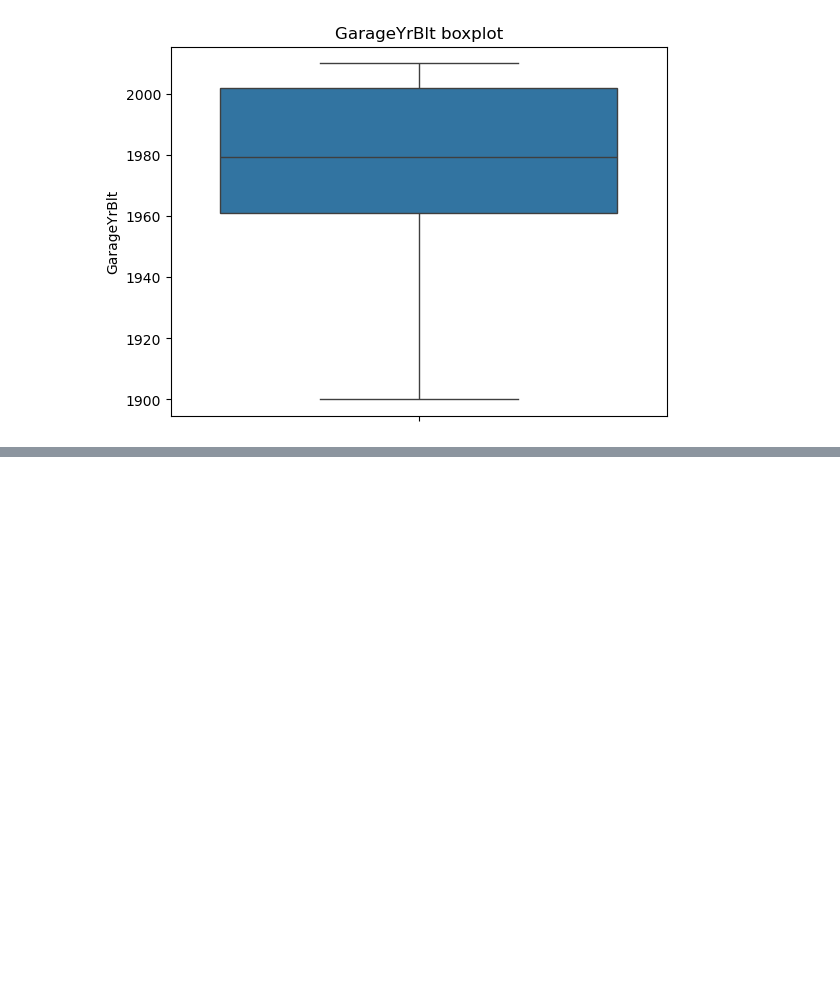
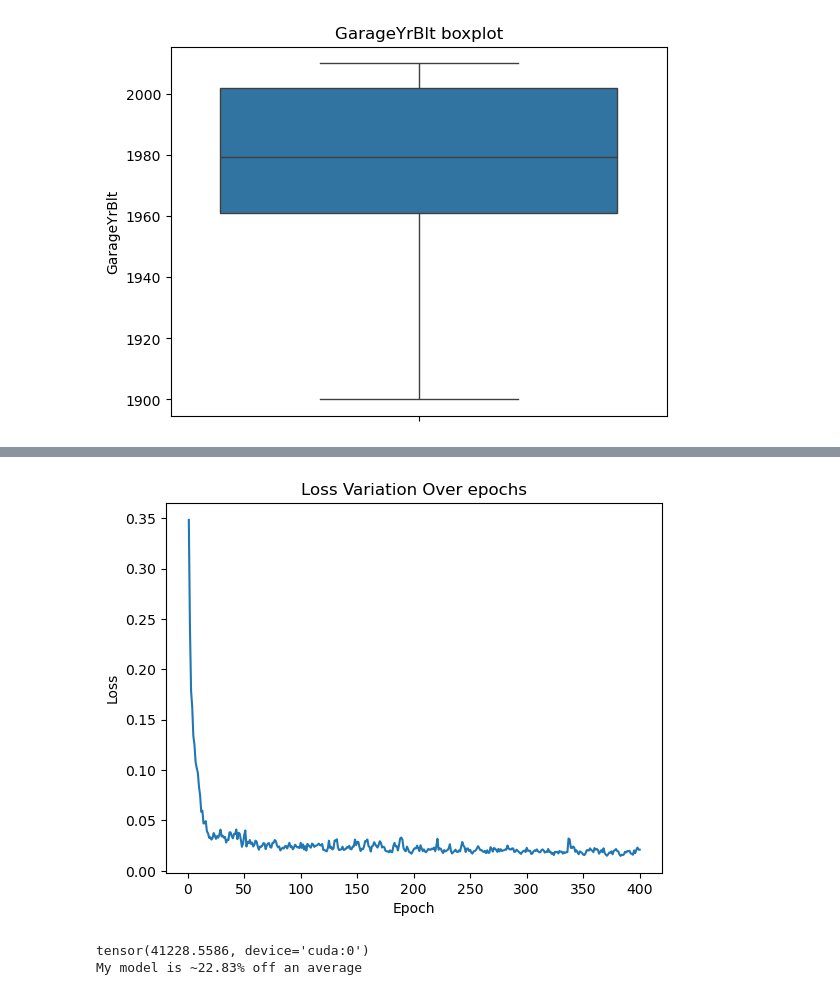
Before and after one commit to Mc5obiza/house-prices-advanced-regression-techniques, a Jupyter notebook: model.ipynb, the cells around one changed output, grey strips where cells are left out. Saved outputs shown, nothing was run; the diff lists cells and outputs as text; code cells hidden in the pictures; blank space fills up the shorter version.

```diff
--- a/model.ipynb
+++ b/model.ipynb
@@ -72,0 +119,13 @@ class MyDataset(Dataset):
+# %%
+from sklearn.model_selection import train_test_split
+x_train,x_test,y_train,y_test=train_test_split(x,y,test_size=0.3,random_state=18)
+# %%
+
+train_data=MyDataset(x_train,y_train)
+train=DataLoader(train_data,batch_size=64,shuffle=True)
+model=Net(x.shape[1])
+criterion=nn.SmoothL1Loss()
+optim=optim.Adam(model.parameters(),lr=0.005)
+# %%
+device = torch.device("cuda" if torch.cuda.is_available() else "cpu")
+model.to(device)
@@ -72,0 +143,48 @@ class MyDataset(Dataset):
+# %%
+loss_list=[]
+for epoch in range(400):
+    model.train()
+    running_loss=0
+    total_samples=0
+    for features,labels in train:
+        features=features.to(device)
+        labels=labels.to(device)
+        optim.zero_grad()
+        outputs=model(features)
+        loss=criterion(outputs,labels)
+        loss.backward()
+        optim.step()
+        running_loss+=np.sqrt(loss.item()*labels.size(0))
+        total_samples+=labels.size(0)
+    epoch_loss=running_loss/total_samples
+    loss_list.append(epoch_loss)
+# %%
+lossdf=pd.DataFrame({'epoch':list(range(1,401)),'loss':loss_list})
+sns.lineplot(lossdf,x='epoch',y='loss')
+plt.title('Loss Variation Over epochs')
+plt.xlabel('Epoch')
+plt.ylabel('Loss')
+plt.show()
+# %% [output]
+[figure, added]
+# %%
+test_data=MyDataset(x_test,y_test)
+test=DataLoader(test_data,batch_size=32,shuffle=True)
+mse=MeanSquaredError().to(device)
+model.eval()
+with torch.no_grad():
+    for features,target in test:
+        features=features.to(device)
+        target=target.to(device)
+        outputs=model(features)
+        outputs=torch.expm1(outputs)
+        target=torch.expm1(target)
+        mse.update(outputs,target)
+    mse_value=mse.compute()
+    rmse_value=torch.sqrt(mse_value)
+print(rmse_value)
+rmse_value=rmse_value/df['SalePrice'].mean()*100
+print(f'My model is ~{rmse_value:.2f}% off an average')
+# %% [output]
+tensor(41228.5586, device='cuda:0')
+My model is ~22.83% off an average
```
Also changed, not shown: parts of 9 cells of this notebook.
